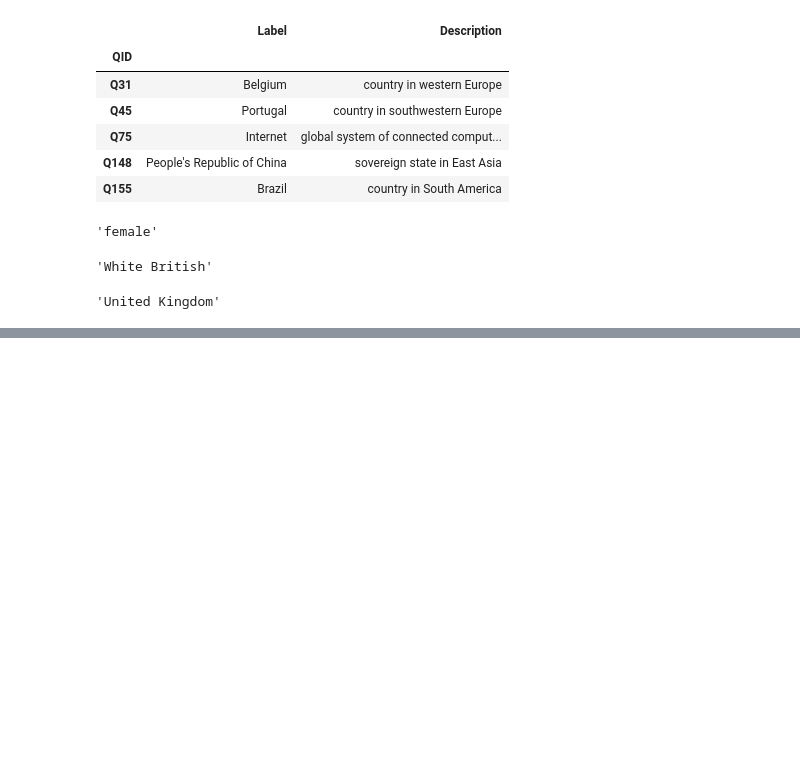
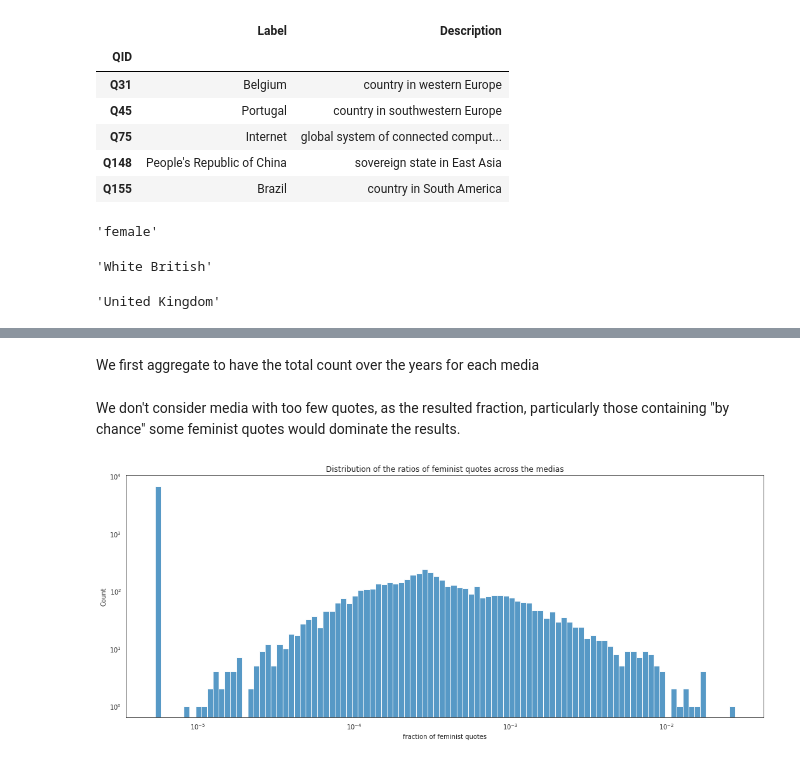
Before and after one commit to epfl-ada/ada-2021-project-wow, a Jupyter notebook: ADA_project.ipynb, the cells around one changed output, grey strips where cells are left out. Cells and saved outputs as stored; diff of their text form; code cells hidden in the pictures; blank space fills up the shorter version.

Commit message:
notebook first push

```diff
--- a/ADA_project.ipynb
+++ b/ADA_project.ipynb
@@ -251,0 +986,33 @@ For some analysis we will need the gender corresponding to every speaker in a gi
+# %%
+PICKLE_MEDIA_COUNTS_PATH = "/content/drive/MyDrive/ADA/pickles/quotes counts/quotes_counts.pkl"
+media_quote_counts_df = pd.read_pickle(PICKLE_MEDIA_COUNTS_PATH)
+# %% [markdown]
+We first aggregate to have the total count over the years for each media
+# %%
+media_quote_counts = media_quote_counts_df.groupby(by=['media']).sum().reset_index()
+media_quote_counts = media_quote_counts[['media', 'count_total', 'count_feminist']]
+media_quote_counts['fraction_feminist'] = media_quote_counts['count_feminist'] * 1 / media_quote_counts['count_total']
+media_quote_counts = media_quote_counts.sort_values(by='fraction_feminist')
+# %% [markdown]
+We don't consider media with too few quotes, as the resulted fraction, particularly those containing "by chance" some feminist quotes would dominate the results.
+# %%
+# We don't consider media with too few quotes, as the resulted fraction, particularly those contain
+media_quote_counts = media_quote_counts[media_quote_counts['count_total'] > 100]
+# %%
+# Some boilerplate to initialise things
+sns.set_style(style='white')
+plt.figure(figsize=(18, 7))
+
+# sns cannot work when there are 0 values. We need to set them to a tiny value.
+min_frac = media_quote_counts[media_quote_counts['fraction_feminist'] != 0]['fraction_feminist'].min()
+media_quote_counts['fraction_feminist'] = media_quote_counts['fraction_feminist'].apply(lambda x: x if x != 0 else min_frac)
+
+# This is where the actual plot gets made
+ax = sns.histplot(data=media_quote_counts, x='fraction_feminist', bins=100, log_scale=True)
+ax.set_yscale('log')
+ax.set_title('Distribution of the ratios of feminist quotes across the medias')
+ax.set_ylabel('Count')
+ax.set_xlabel('fraction of feminist quotes')
+ax.grid(False)
+# %% [output]
+[figure, added]
```
Also changed, not shown: parts of 222 cells of this notebook.
